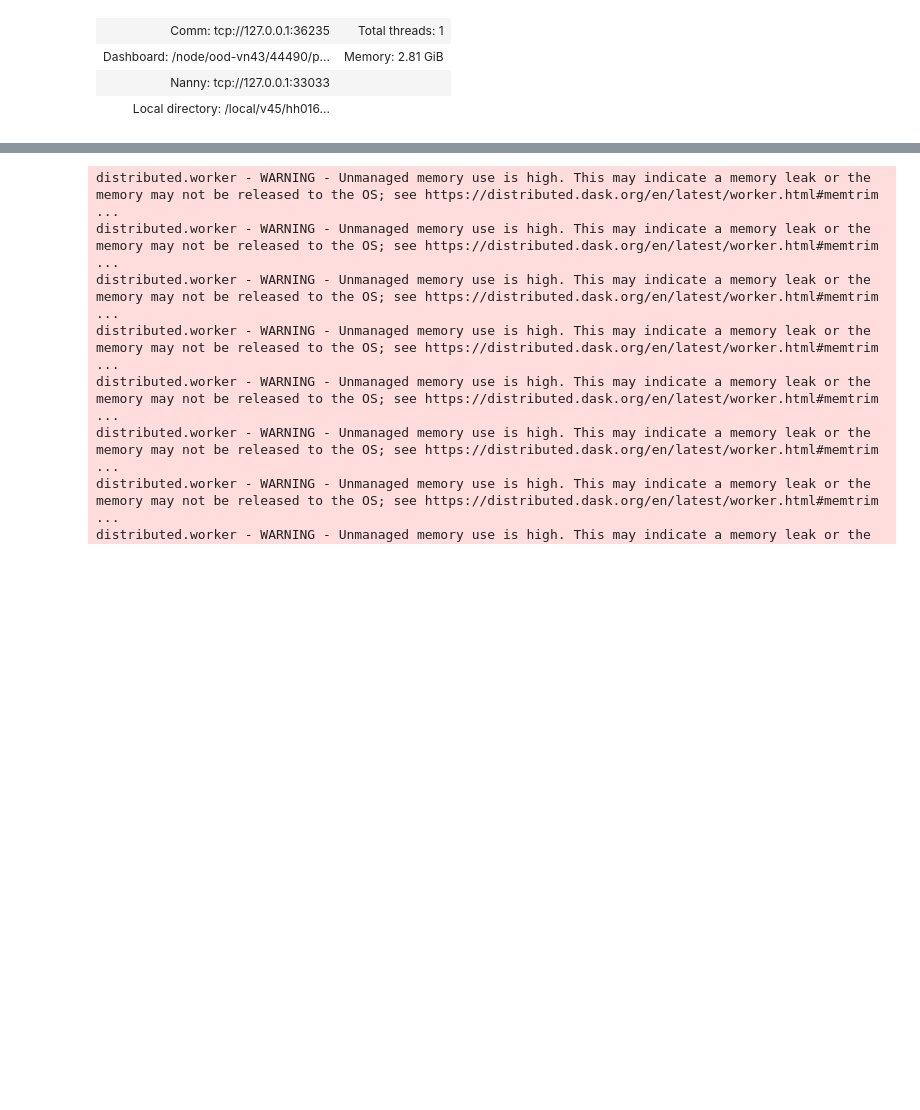
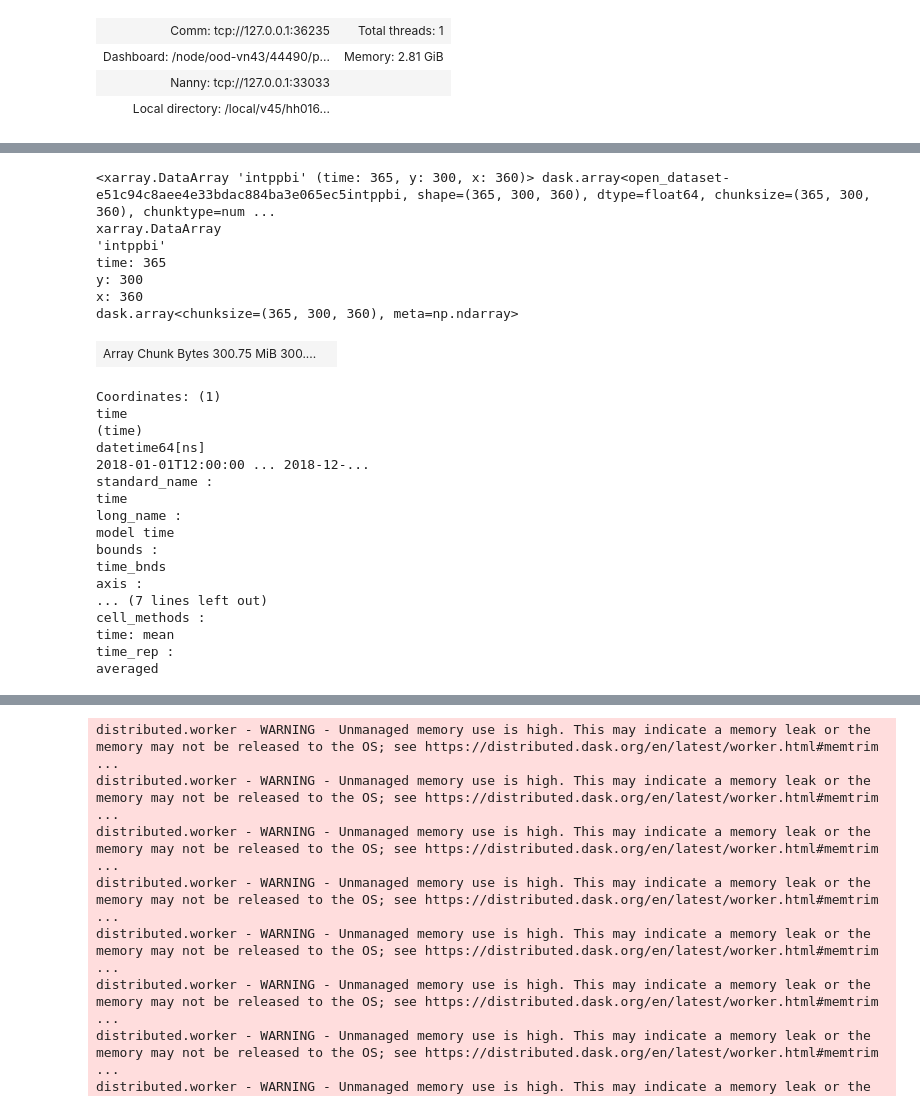
Before and after one commit to hakaseh/IAMIP2, a Jupyter notebook: checking_iamip2_output.ipynb, the cells around one changed output, grey strips where cells are left out. Cells and saved outputs as stored; diff of their text form; code cells hidden in the pictures; blank space fills up the shorter version.

```diff
--- a/checking_iamip2_output.ipynb
+++ b/checking_iamip2_output.ipynb
@@ -117,0 +182,28 @@ Climate Data Operators version 2.0.5 (https://mpimet.mpg.de/cdo)
+# %%
+ds.intppbi
+# %% [output]
+<xarray.DataArray 'intppbi' (time: 365, y: 300, x: 360)> dask.array<open_dataset-e51c94c8aee4e33bdac884ba3e065ec5intppbi, shape=(365, 300, 360), dtype=float64, chunksize=(365, 300, 360), chunktype=num ...
+xarray.DataArray
+'intppbi'
+time: 365
+y: 300
+x: 360
+dask.array<chunksize=(365, 300, 360), meta=np.ndarray>
+| Array Chunk Bytes 300.75 MiB 300.... |  |
+Coordinates: (1)
+time
+(time)
+datetime64[ns]
+2018-01-01T12:00:00 ... 2018-12-...
+standard_name :
+time
+long_name :
+model time
+bounds :
+time_bnds
+axis :
+... (7 lines left out)
+cell_methods :
+time: mean
+time_rep :
+averaged
```
Also changed, not shown: parts of 9 cells of this notebook, 1 other file.
